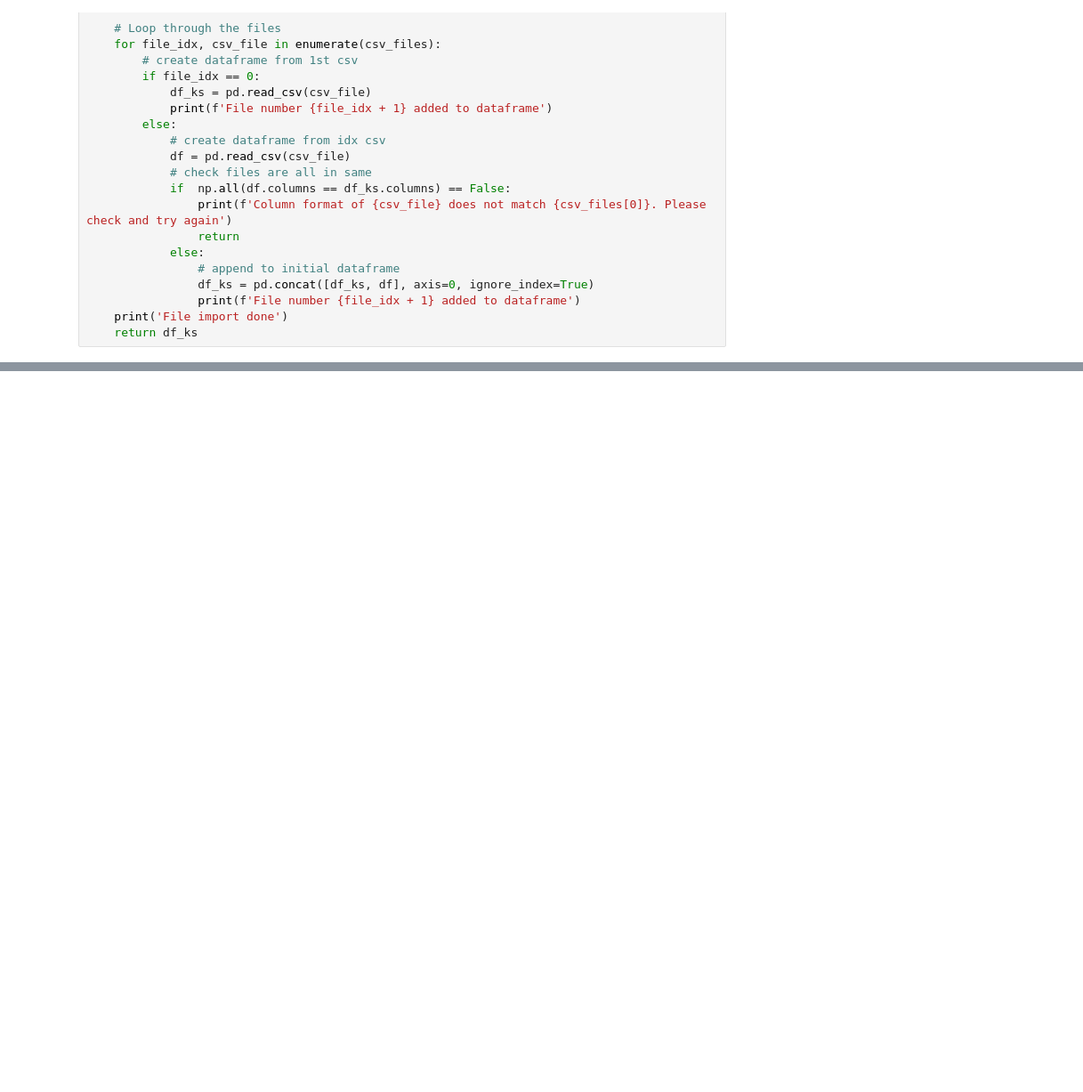
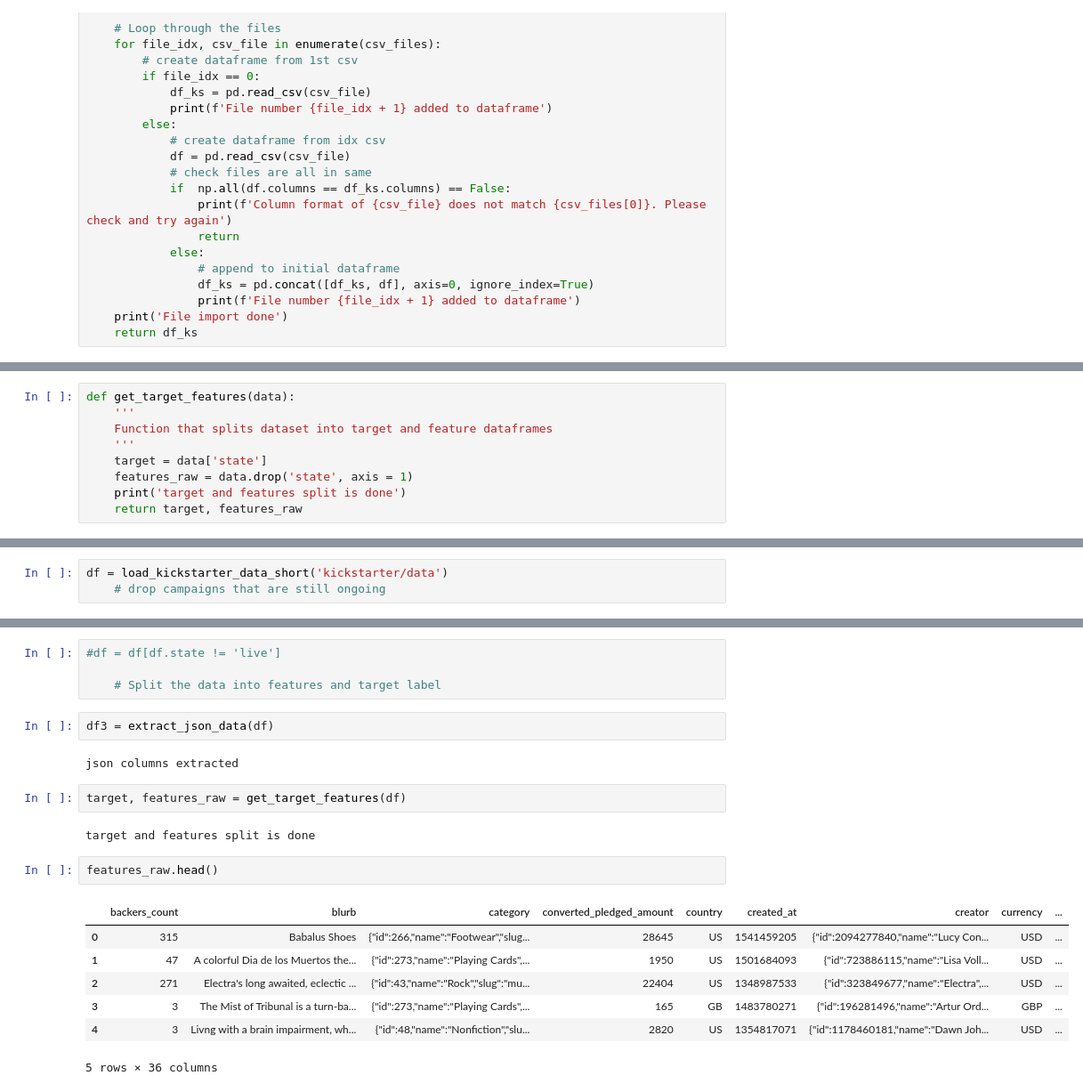
Before and after one commit to EcholotFisher/nf_2nd_project_aj_kickstarter, a Jupyter notebook: load_kickstarter_data.ipynb, the cells around one changed output, grey strips where cells are left out. Shown at 89% size. Saved outputs shown, nothing was run; the diff lists cells and outputs as text; blank space fills up the shorter version.

Commit message:
updated readme with new packages and continued working on functions

```diff
--- a/load_kickstarter_data.ipynb
+++ b/load_kickstarter_data.ipynb
@@ -77,0 +100,9 @@ df_json = pd.DataFrame.from_dict(dict_json)
+# %%
+def get_target_features(data):
+    '''
+    Function that splits dataset into target and feature dataframes
+    '''
+    target = data['state']
+    features_raw = data.drop('state', axis = 1)
+    print('target and features split is done')
+    return target, features_raw
@@ -94,0 +236,3 @@ web  {'discover': 'http://www.kickstarter.com/disco...
+# %%
+df = load_kickstarter_data_short('kickstarter/data')
+    # drop campaigns that are still ongoing
@@ -94,0 +259,22 @@ web  {'discover': 'http://www.kickstarter.com/disco...
+# %%
+#df = df[df.state != 'live']
+
+    # Split the data into features and target label
+# %%
+df3 = extract_json_data(df)
+# %% [output]
+json columns extracted
+# %%
+target, features_raw = get_target_features(df)
+# %% [output]
+target and features split is done
+# %%
+features_raw.head()
+# %% [output]
+|  | backers_count | blurb | category | converted_pledged_amount | country | created_at | creator | currency | ... |
+| 0 | 315 | Babalus Shoes | {"id":266,"name":"Footwear","slug... | 28645 | US | 1541459205 | {"id":2094277840,"name":"Lucy Con... | USD | ... |
+| 1 | 47 | A colorful Dia de los Muertos the... | {"id":273,"name":"Playing Cards",... | 1950 | US | 1501684093 | {"id":723886115,"name":"Lisa Voll... | USD | ... |
+| 2 | 271 | Electra's long awaited, eclectic ... | {"id":43,"name":"Rock","slug":"mu... | 22404 | US | 1348987533 | {"id":323849677,"name":"Electra",... | USD | ... |
+| 3 | 3 | The Mist of Tribunal is a turn-ba... | {"id":273,"name":"Playing Cards",... | 165 | GB | 1483780271 | {"id":196281496,"name":"Artur Ord... | GBP | ... |
+| 4 | 3 | Livng with a brain impairment, wh... | {"id":48,"name":"Nonfiction","slu... | 2820 | US | 1354817071 | {"id":1178460181,"name":"Dawn Joh... | USD | ... |
+5 rows × 36 columns
```
Also changed, not shown: parts of 26 cells of this notebook, 1 other file.
